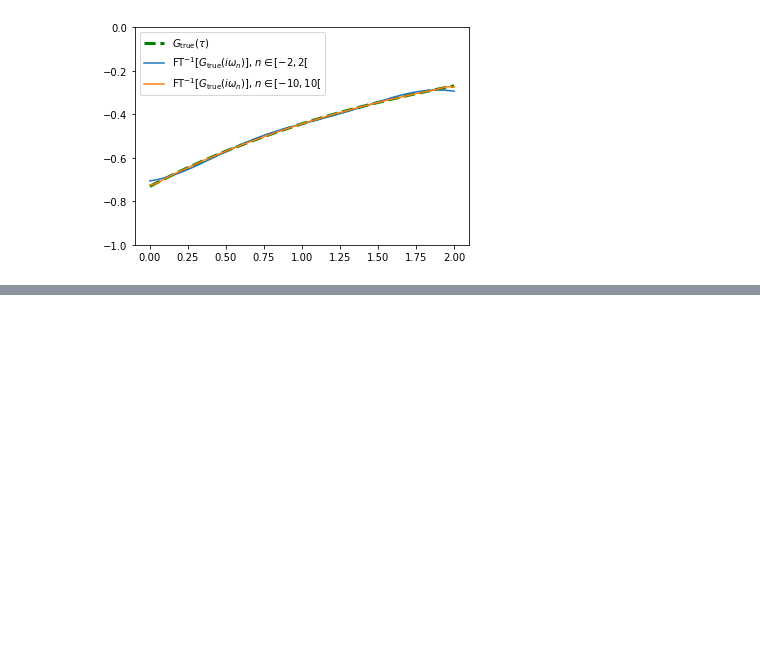
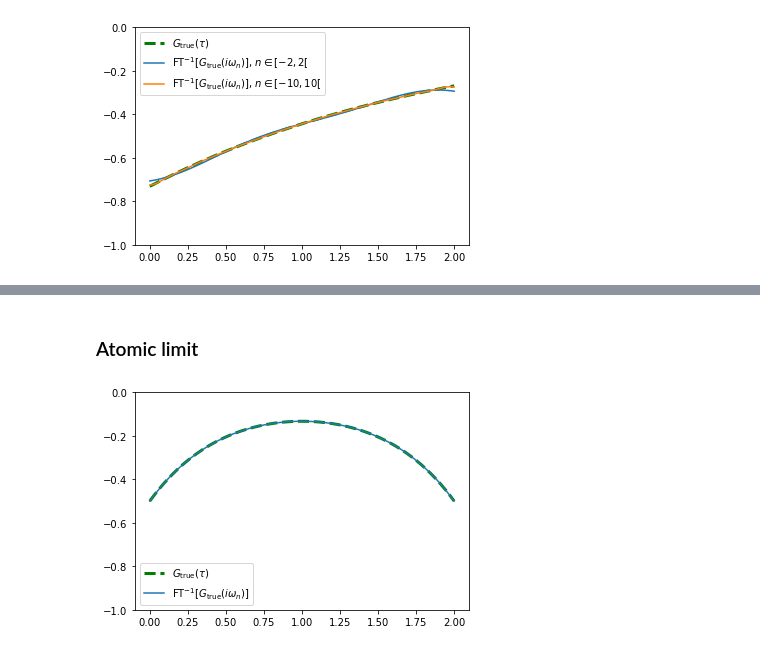
Before and after one commit to romainfd/DMFT-solver, a Jupyter notebook: play-with-green-func.ipynb, the cells around one changed output, grey strips where cells are left out. Cells and saved outputs as stored; diff of their text form; code cells hidden in the pictures; blank space fills up the shorter version.

Commit message:
notes reorga, atomic limit

```diff
--- a/play-with-green-func.ipynb
+++ b/play-with-green-func.ipynb
@@ -115,0 +159,26 @@ Now let's check the other way around.
+# %% [markdown]
+### Atomic limit
+# %%
+def Giωn_at (β, n, U):
+    iωn = 1j*ωn(β,n)
+    return 1/2 / ( iωn - U/2 ) + 1/2 / ( iωn + U/2 )
+
+def Giωn_at_sing (β, n, U):
+    iωn = 1j*ωn(β,n)
+    return 1/2 / ( iωn - U/2 ) + 1/2 / ( iωn + U/2 ) - 1/iωn
+
+def Gτ_at (β, τ, U):
+    return -1/2 * np.exp(-τ*U/2) / ( np.exp(-β*U/2) + 1 ) -1/2 * np.exp(+τ*U/2) / ( np.exp(+β*U/2) + 1 )
+
+U = 4
+
+plt.plot( τ, Gτ_at(β,τ,U), '--', label=r"$G_\operatorname{true}(\tau)$", color='green', lw=3 )
+plt.ylim((-1,0))
+
+n = np.arange(-10,10)
+Gτ_at_tr = greenmatsubara_freq_to_time_sing(β, Giωn_at_sing(β,n,U))
+plt.plot(τ,Gτ_at_tr(τ), label=r"$\operatorname{FT}^{-1}[ G_\operatorname{true}(i\omega_n) ]$")
+
+plt.legend();
+# %% [output]
+[figure, added]
```
Also changed, not shown: parts of 11 cells of this notebook, 2 other files.
